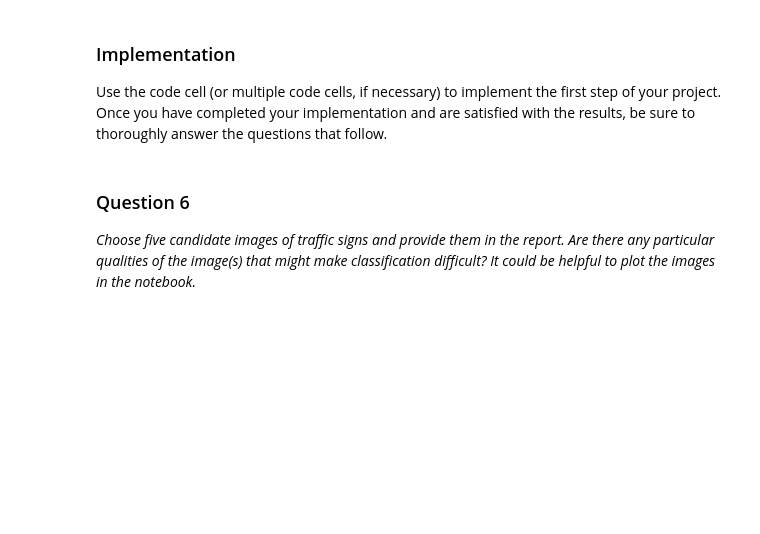
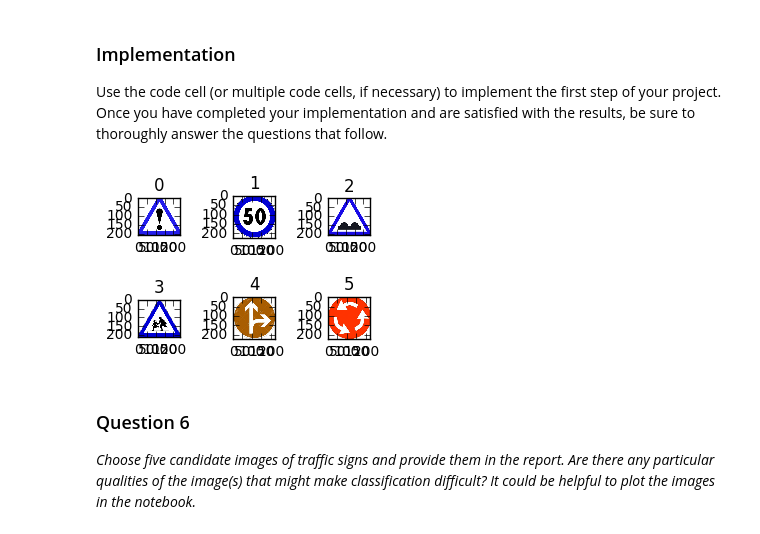
Before and after one commit to govindap/CarND-Traffic-Sign-Classifier-Project, a Jupyter notebook: Traffic_Sign_Classifier.ipynb, the cells around one changed output. Saved outputs shown, nothing was run; the diff lists cells and outputs as text; code cells hidden in the pictures; blank space fills up the shorter version.

```diff
--- a/Traffic_Sign_Classifier.ipynb
+++ b/Traffic_Sign_Classifier.ipynb
@@ -156,3 +235,6 @@ BATCH_SIZE = 128
+# %%
+EPOCHS = 4
+BATCH_SIZE = 128
 # %%
 ### Train your model here.
 ### Feel free to use as many code cells as needed.
@@ -164,7 +246,7 @@ def LeNet(x):
     sigma = 0.1
 
     # SOLUTION: Layer 1: Convolutional. Input = 32x32x1. Output = 28x28x6.
-    conv1_W = tf.Variable(tf.truncated_normal(shape=(5, 5, 1, 6), mean = mu, stddev = sigma))
+    conv1_W = tf.Variable(tf.truncated_normal(shape=(5, 5, 3, 6), mean = mu, stddev = sigma))
     conv1_b = tf.Variable(tf.zeros(6))
     conv1   = tf.nn.conv2d(x, conv1_W, strides=[1, 1, 1, 1], padding='VALID') + conv1_b
 
@@ -205,15 +287,15 @@ def LeNet(x):
     fc2    = tf.nn.relu(fc2)
 
     # SOLUTION: Layer 5: Fully Connected. Input = 84. Output = 10.
-    fc3_W  = tf.Variable(tf.truncated_normal(shape=(84, 10), mean = mu, stddev = sigma))
-    fc3_b  = tf.Variable(tf.zeros(10))
+    fc3_W  = tf.Variable(tf.truncated_normal(shape=(84, 43), mean = mu, stddev = sigma))
+    fc3_b  = tf.Variable(tf.zeros(43))
     logits = tf.matmul(fc2, fc3_W) + fc3_b
 
     return logits
 # %%
-x = tf.placeholder(tf.float32, (None, 32, 32, 1))
+x = tf.placeholder(tf.float32, (None, 32, 32, 3))
 y = tf.placeholder(tf.int32, (None))
-one_hot_y = tf.one_hot(y, 43)
+one_hot_y = tf.one_hot(y, 43, dtype='int32')
 # %%
 rate = 0.001
 
@@ -236,10 +318,12 @@ def evaluate(X_data, y_data):
         total_accuracy += (accuracy * len(batch_x))
     return total_accuracy / num_examples
 # %%
+from sklearn.utils import shuffle
 with tf.Session() as sess:
+    #X_train = tf.image.rgb_to_grayscale(X_train).eval()
+    #X_validation = tf.image.rgb_to_grayscale(X_validation).eval()
     sess.run(tf.global_variables_initializer())
     num_examples = len(X_train)
-
     print("Training...")
     print()
     for i in range(EPOCHS):
@@ -258,5 +342,5 @@ with tf.Session() as sess:
         saver
     except NameError:
         saver = tf.train.Saver()
-    saver.save(sess, 'lenet')
+    saver.save(sess, 'model/ndclassfier')
     print("Model saved")
@@ -298,3 +396,27 @@ Use the code cell (or multiple code cells, if necessary) to implement the first
+# %%
+### Load the images and plot them here.
+### Feel free to use as many code cells as needed.
+from cv2 import imread
+import os, os.path
+
+imgs = []
+path = "extra"
+for f in os.listdir(path):
+    imgs.append(imread(os.path.join(path,f)))
+
+if True:
+    fig = plt.figure(figsize=(3,3))
+    gs = gridspec.GridSpec(3, 3)
+    k = 0
+    for i in range(2):
+        for j in range(3):
+            ax1 = fig.add_subplot(gs[i,j])
+            ax1.set_title(str(k))
+            ax1.imshow(imgs[k])
+            k += 1
+    fig.tight_layout()
+# %% [output]
+[figure, added]
 # %% [markdown]
 ### Question 6
 
```
Also changed, not shown: parts of 20 cells of this notebook.
